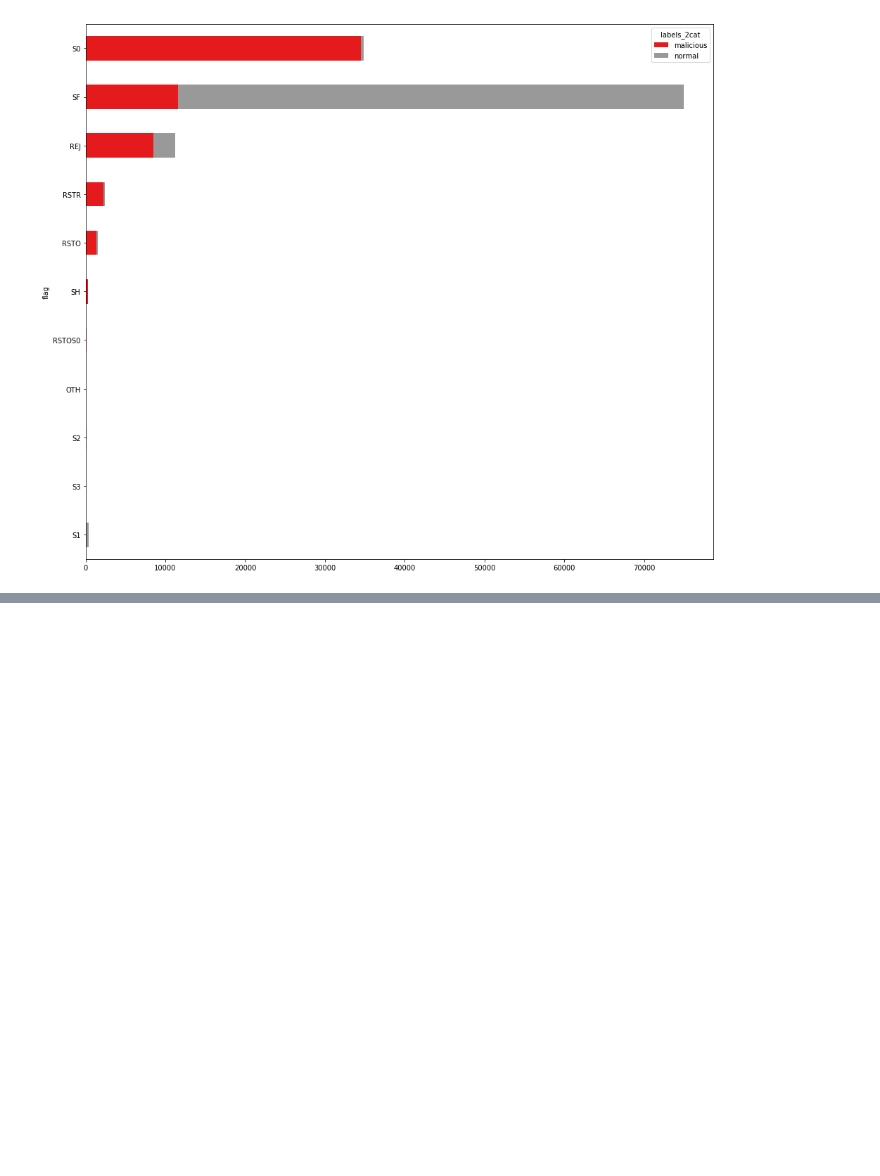
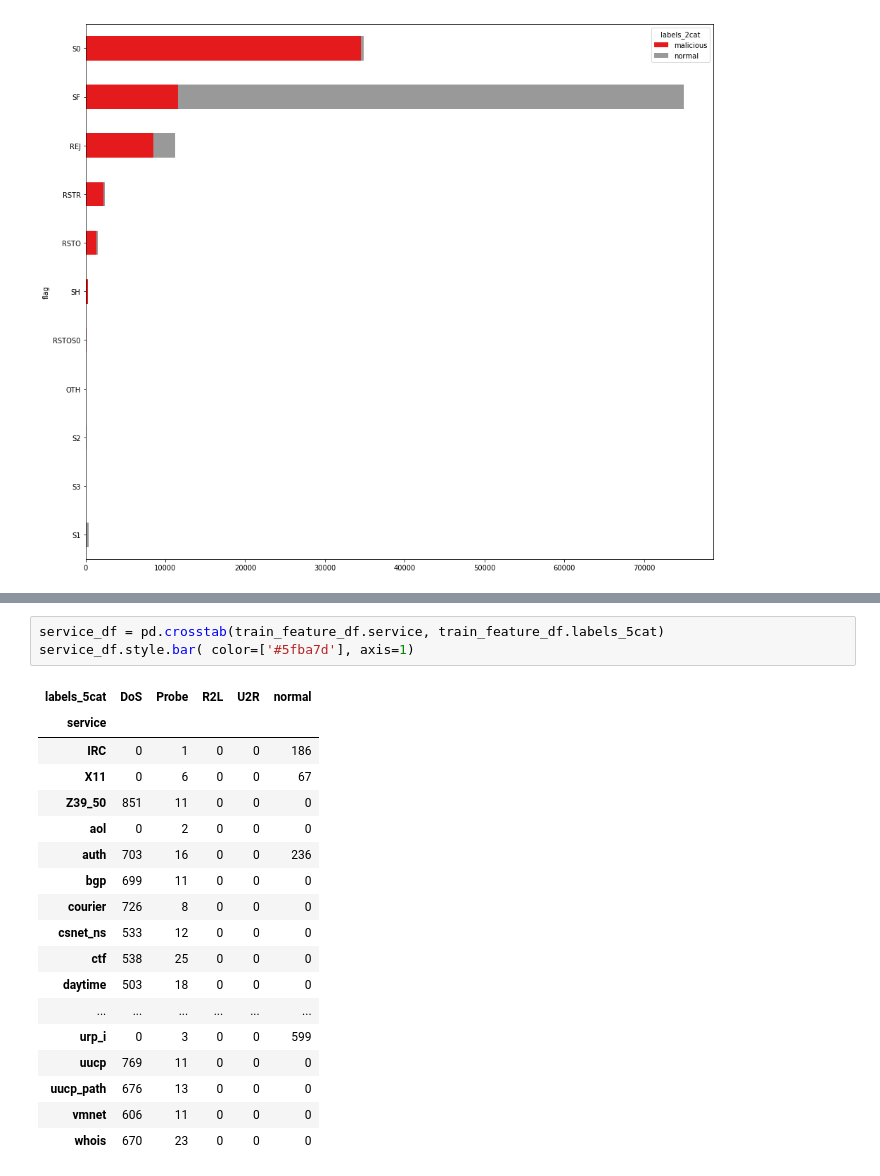
Before and after one commit to super-mar10/network-intrusion-detection, a Jupyter notebook: 1.EDA.ipynb, the cells around one changed output, grey strips where cells are left out. Cells and saved outputs as stored; diff of their text form; blank space fills up the shorter version.

```diff
--- a/1.EDA.ipynb
+++ b/1.EDA.ipynb
@@ -369,0 +395,22 @@ pd.crosstab(train_feature_df.flag, train_feature_df.labels_5cat)
+# %%
+service_df = pd.crosstab(train_feature_df.service, train_feature_df.labels_5cat)
+service_df.style.bar( color=['#5fba7d'], axis=1)
+# %% [output]
+| labels_5cat | DoS | Probe | R2L | U2R | normal |
+| service |  |  |  |  |  |
+| IRC | 0 | 1 | 0 | 0 | 186 |
+| X11 | 0 | 6 | 0 | 0 | 67 |
+| Z39_50 | 851 | 11 | 0 | 0 | 0 |
+| aol | 0 | 2 | 0 | 0 | 0 |
+| auth | 703 | 16 | 0 | 0 | 236 |
+| bgp | 699 | 11 | 0 | 0 | 0 |
+| courier | 726 | 8 | 0 | 0 | 0 |
+| csnet_ns | 533 | 12 | 0 | 0 | 0 |
+| ctf | 538 | 25 | 0 | 0 | 0 |
+| daytime | 503 | 18 | 0 | 0 | 0 |
+| ... | ... | ... | ... | ... | ... |
+| urp_i | 0 | 3 | 0 | 0 | 599 |
+| uucp | 769 | 11 | 0 | 0 | 0 |
+| uucp_path | 676 | 13 | 0 | 0 | 0 |
+| vmnet | 606 | 11 | 0 | 0 | 0 |
+| whois | 670 | 23 | 0 | 0 | 0 |
```
Also changed, not shown: parts of 10 cells of this notebook.
